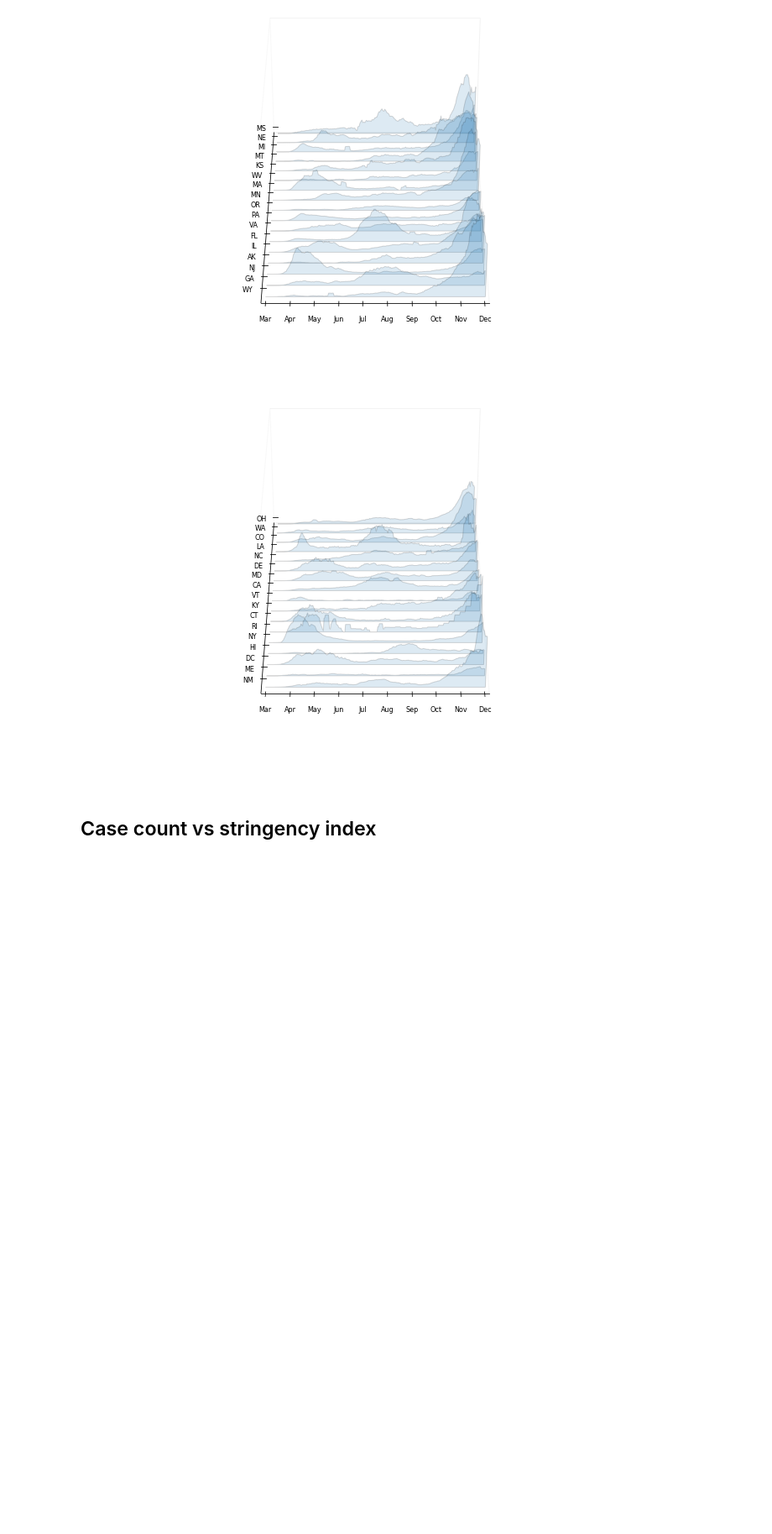
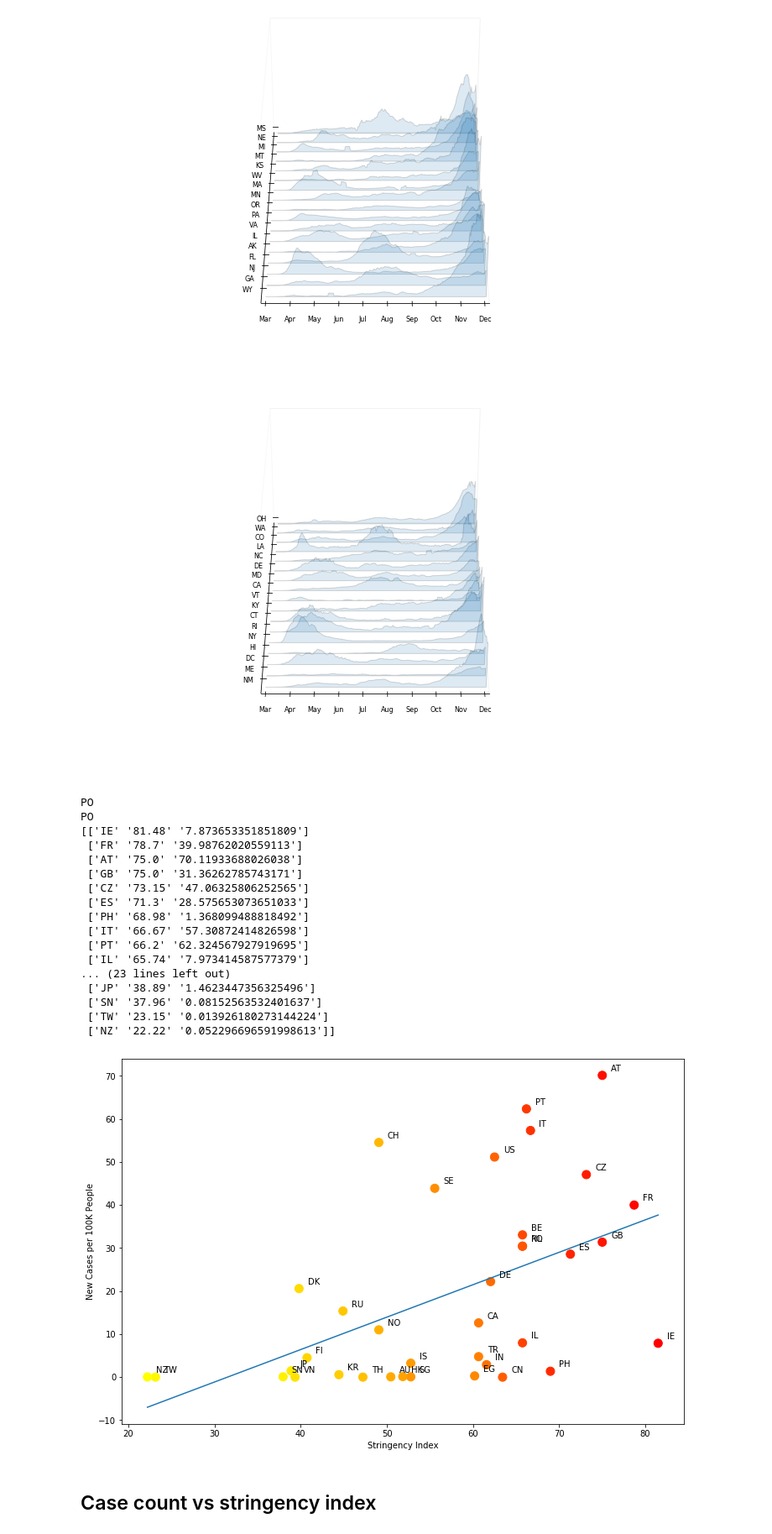
Before and after one commit to UCSD-ECE143-2020FALL-TEAM24/CovidPolicyAnalysis, a Jupyter notebook: ECE 143 COVID-19 Government Policy Analysis.ipynb, the cells around one changed output. Shown at 84% size. Cells and saved outputs as stored; diff of their text form; code cells hidden in the pictures; blank space fills up the shorter version.

```diff
--- a/ECE 143 COVID-19 Government Policy Analysis.ipynb
+++ b/ECE 143 COVID-19 Government Policy Analysis.ipynb
@@ -141,7 +165,10 @@ def preprocess_data(epi_data, gr_data, fc_data, demo_data, code1, code2):
     epi_df['rolling_cases'] = epi_df['new_confirmed'].rolling(7).mean()
     gr_df = gr_data[(gr_data.key) == code1]
     fc_df = fc_data[(fc_data.country_code) == code2].drop(columns=['country_code', 'country_name']).T
-    fc_df = preprocess_fc_data(fc_df)
+    try:
+        fc_df = preprocess_fc_data(fc_df)
+    except:
+        print(code1)
     demo_df = demo_data[(demo_data.key == code1)]
     return epi_df, gr_df, fc_df, demo_df
 
@@ -296,7 +323,7 @@ def plot_containment_policies(epi_data, gr_data, demo_data, country):
     plt.legend(handles,labels)
     plt.show()
 # %%
-def calculate_index(epi_data, gr_data, demo_data, country):
+def calculate_average_index(epi_data, gr_data, demo_data, country):
     C1 = gr_data['school_closing']/3
     #display(max(C1))
     C2 = gr_data['workplace_closing']/3
@@ -320,7 +347,7 @@ def calculate_index(epi_data, gr_data, demo_data, country):
 #     print(country, 'stringency index: ', gr_data['si_average'].values[0])
     return pd.to_numeric(gr_data['si_average'].values[0])
 
-def plot_by_index(epi_data, gr_data, demo_data, country, ax0, ax, i, state_list):
+def plot_state_by_index(epi_data, demo_data, country, ax0, ax, i, state_list):
     start_remove = ('2019-12-30')
     end_remove = ('2020-2-29')
     epi_data = epi_data.loc[(epi_data.index < start_remove) | (epi_data.index > end_remove)]
@@ -428,6 +454,58 @@ for x in range(3):
 [figure]
 [figure]
 [figure]
+# %%
+case_rate_v_stringency = []
+date1 = '2020-11-5'
+date2 = '2020-11-19'
+for i in range(len(country_code)):
+    cc1 = country_code[i][0]
+    try:
+        date_si = globals()["{0}_gr_df".format(cc1)][pd.Timestamp(date1):pd.Timestamp(date1)]['stringency_index'].values[0]
+    except:
+        print(cc1)
+    try:
+        case_rate_100K = globals()["{0}_epi_df".format(cc1)]['rolling_cases']/globals()["{0}_demo_df".format(cc1)]['population'].values[0]*100000
+    except:
+        print(cc1)
+    date_cr = case_rate_100K[pd.Timestamp(date2):pd.Timestamp(date2)].values[0]
+    case_rate_v_stringency.append([cc1, date_si, date_cr])
+
+case_rate_v_stringency.sort(key = lambda x: x[1], reverse=True)
+case_rate_v_stringency = np.array(case_rate_v_stringency)
+print(case_rate_v_stringency)
+c = range(0, len(case_rate_v_stringency))
+plt.figure(figsize=(12,8))
+label = case_rate_v_stringency[:,0]
+x = case_rate_v_stringency[:,1].astype(float)
+y = case_rate_v_stringency[:,2].astype(float)
+plt.scatter(x, y, s=100, c=c, cmap='autumn')
+plt.xlabel('Stringency Index')
+plt.ylabel('New Cases per 100K People')
+b, m = polyfit(x, y, 1)
+plt.plot(x, b + m * x, '-')
+for i, txt in enumerate(label):
+    plt.annotate(txt, (x[i]+1, y[i]+1))
+plt.show()
+# %% [output]
+PO
+PO
+[['IE' '81.48' '7.873653351851809']
+ ['FR' '78.7' '39.98762020559113']
+ ['AT' '75.0' '70.11933688026038']
+ ['GB' '75.0' '31.36262785743171']
+ ['CZ' '73.15' '47.06325806252565']
+ ['ES' '71.3' '28.575653073651033']
+ ['PH' '68.98' '1.368099488818492']
+ ['IT' '66.67' '57.30872414826598']
+ ['PT' '66.2' '62.324567927919695']
+ ['IL' '65.74' '7.973414587577379']
+... (23 lines left out)
+ ['JP' '38.89' '1.4623447356325496']
+ ['SN' '37.96' '0.08152563532401637']
+ ['TW' '23.15' '0.013926180273144224']
+ ['NZ' '22.22' '0.052296696591998613']]
+[figure, added]
 # %% [markdown]
 ## Case count vs stringency index
 # %%
```
Also changed, not shown: parts of 9 cells of this notebook.
